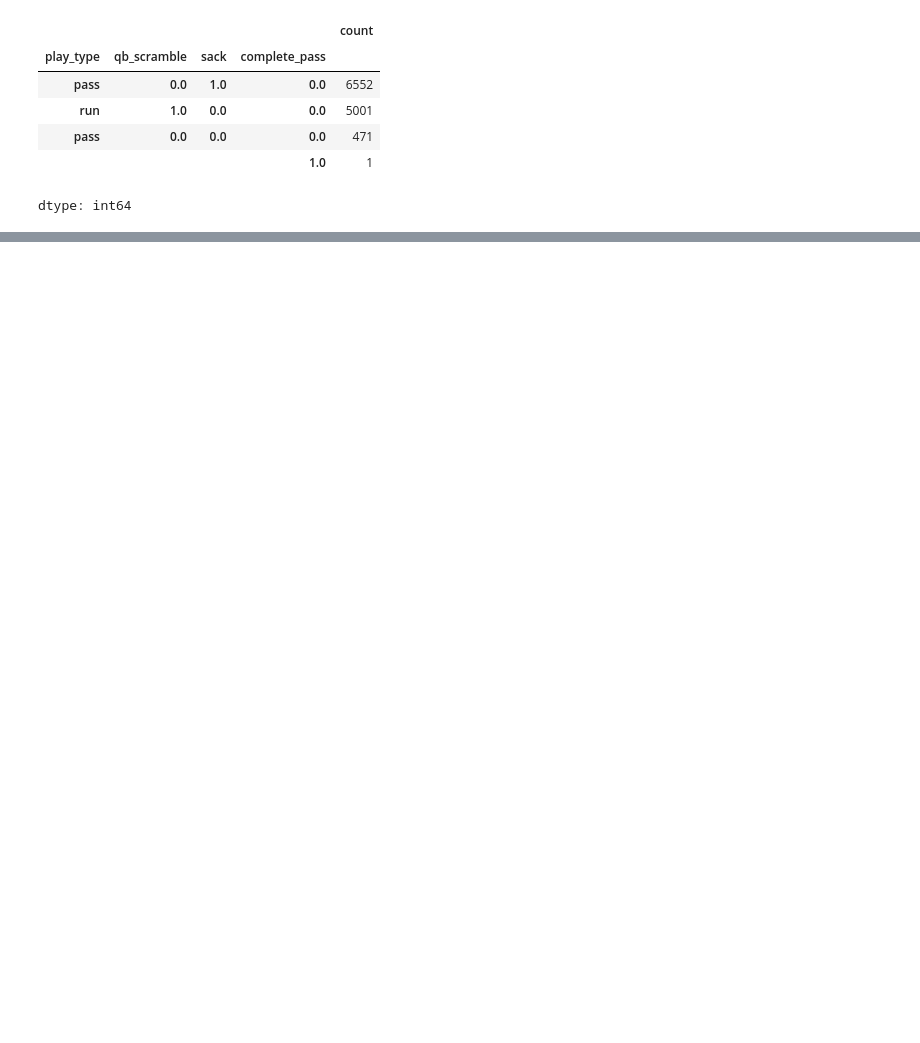
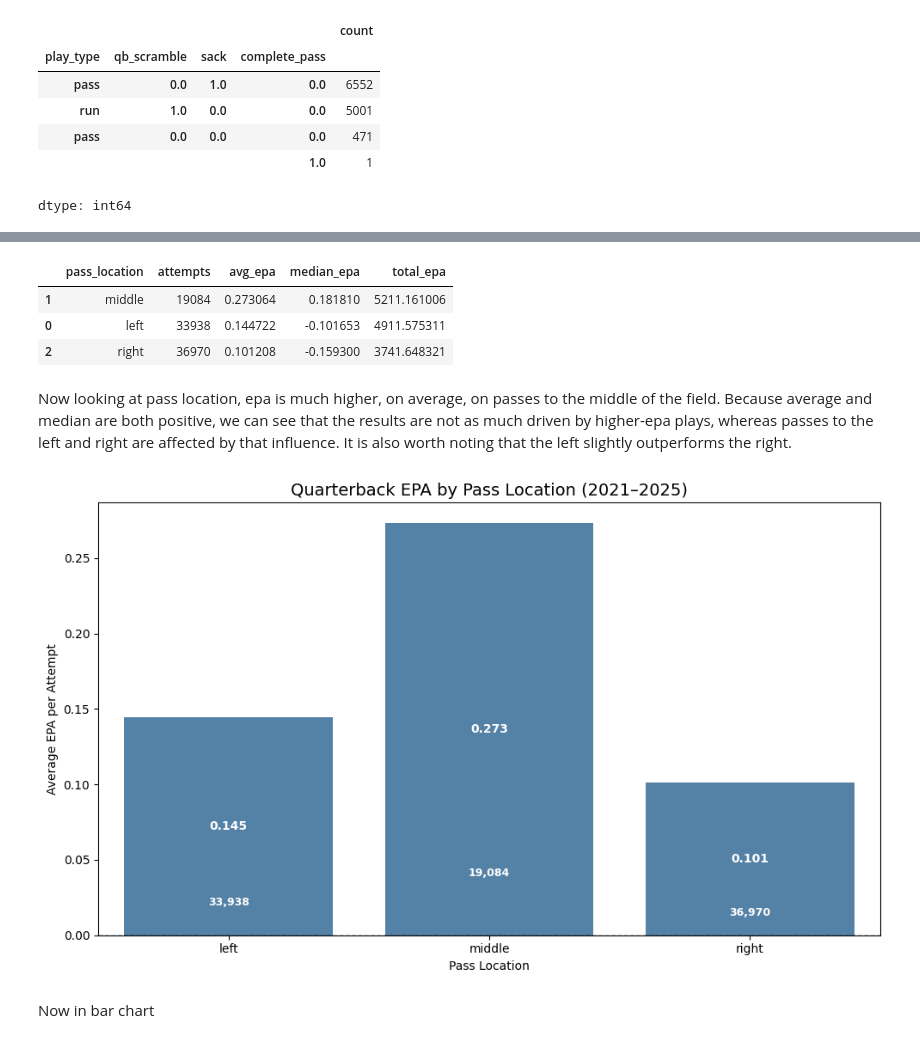
Before and after one commit to KyleRed16/QB-EPA-Analysis, a Jupyter notebook: Quarterback_EPA_Analysis.ipynb, the cells around one changed output, grey strips where cells are left out. Cells and saved outputs as stored; diff of their text form; code cells hidden in the pictures; blank space fills up the shorter version.

```diff
--- a/Quarterback_EPA_Analysis.ipynb
+++ b/Quarterback_EPA_Analysis.ipynb
@@ -1630,0 +1742,72 @@ dtype: int64
+# %%
+pass_location_summary = (
+    pass_attempts.dropna(subset=["pass_location"])
+    .groupby("pass_location")
+    .agg(
+        attempts=("qb_epa", "size"),
+        avg_epa=("qb_epa", "mean"),
+        median_epa=("qb_epa", "median"),
+        total_epa=("qb_epa", "sum")
+    )
+    .reset_index()
+    .sort_values("avg_epa", ascending=False)
+)
+
+pass_location_summary
+# %% [output]
+|  | pass_location | attempts | avg_epa | median_epa | total_epa |
+| 1 | middle | 19084 | 0.273064 | 0.181810 | 5211.161006 |
+| 0 | left | 33938 | 0.144722 | -0.101653 | 4911.575311 |
+| 2 | right | 36970 | 0.101208 | -0.159300 | 3741.648321 |
+# %% [markdown]
+Now looking at pass location, epa is much higher, on average, on passes to the middle of the field. Because average and median are both positive, we can see that the results are not as much driven by higher-epa plays, whereas passes to the left and right are affected by that influence. It is also worth noting that the left slightly outperforms the right.
+# %%
+plt.figure(figsize=(10, 6))
+
+location_order = ["left", "middle", "right"]
+
+ax = sns.barplot(
+    data=pass_location_summary,
+    x="pass_location",
+    y="avg_epa",
+    order=location_order,
+    color="steelblue"
+)
+
+plt.axhline(0, color="black", linewidth=1, linestyle="--")
+
+for i, row in pass_location_summary.set_index("pass_location").loc[location_order].reset_index().iterrows():
+    epa = row["avg_epa"]
+
+    ax.text(
+        i,
+        epa / 2,
+        f"{epa:.3f}",
+        ha="center",
+        va="center",
+        fontsize=10,
+        fontweight="bold",
+        color="white"
+    )
+
+    ax.text(
+        i,
+        epa * 0.15,
+        f'{row["attempts"]:,}',
+        ha="center",
+        va="center",
+        fontsize=9,
+        fontweight="bold",
+        color="white"
+    )
+
+plt.title("Quarterback EPA by Pass Location (2021–2025)", fontsize=14)
+plt.xlabel("Pass Location")
+plt.ylabel("Average EPA per Attempt")
+
+plt.tight_layout()
+plt.show()
+# %% [output]
+[figure, added]
+# %% [markdown]
+Now in bar chart
```
Also changed, not shown: parts of 24 cells of this notebook.
